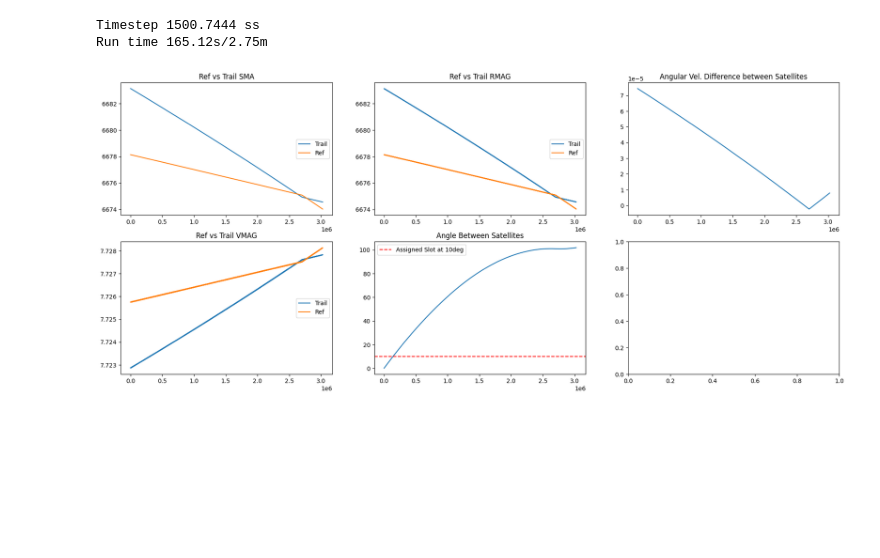
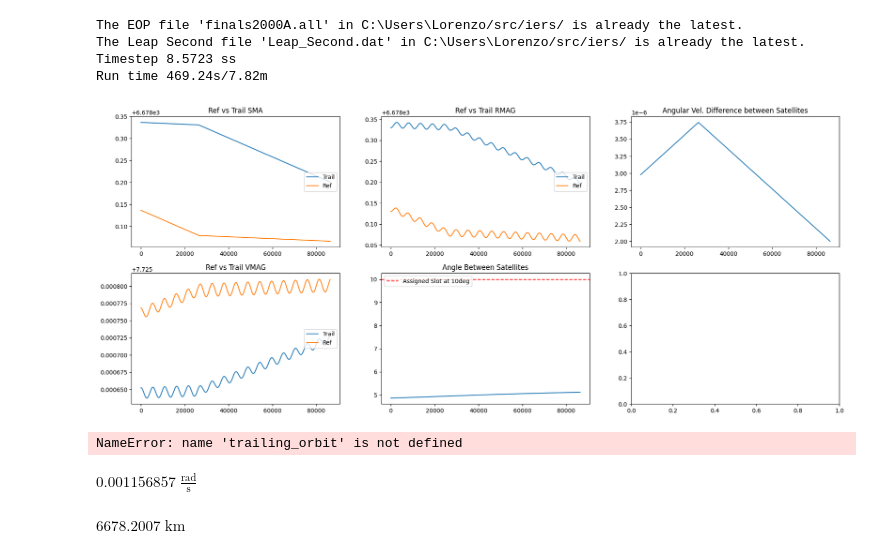
Before and after one commit to regalkuva/gmat_lorenzo, a Jupyter notebook: my_scripts/differential_drag/foster_dd.ipynb, the cells around one changed output. Saved outputs shown, nothing was run; the diff lists cells and outputs as text; code cells hidden in the pictures; blank space fills up the shorter version.

```diff
--- a/my_scripts/differential_drag/foster_dd.ipynb
+++ b/my_scripts/differential_drag/foster_dd.ipynb
@@ -51,19 +51,19 @@ reference_orbit = Orbit.from_classical(
     )
 trailing_orbit = Orbit.from_classical(
     Earth,
-    a+(5<<u.km),
+    a+(0.2<<u.km),
     ecc,
     inc,
     raan,
-    nu+(0<<u.deg),
+    nu+(-5<<u.deg),
     argp,
     epoch
     )
 
 # Prop
 start_date_ts = datetime.timestamp(start_date)
-stop_date_ts = datetime.timestamp(start_date + timedelta(hours = 24*7*5))
-sample_num = 9*1*16*7*2
+stop_date_ts = datetime.timestamp(start_date + timedelta(hours = 24))
+sample_num = 9*1*16*7*10
 timestamps = np.linspace(start_date_ts, stop_date_ts, sample_num)
 time_step = (timestamps[1]-timestamps[0]) << u.s
 refsmalist = []
@@ -94,12 +94,12 @@ fig, ax = plt.subplots(2, 3, figsize=(22,9), squeeze=False)
 
 for timestamp in range(len(timestamps)):
     secs += time_step.value
-    if timestamp < 1800:
+    if timestamp < 3071:
+        reference_orbit = reference_orbit.propagate(time_step, method=CowellPropagator(rtol=1e-5, f=pertubations_coesa_high))
+        trailing_orbit = trailing_orbit.propagate(time_step, method=CowellPropagator(rtol=1e-5, f=pertubations_coesa_low))
+    elif timestamp >= 3071:
         reference_orbit = reference_orbit.propagate(time_step, method=CowellPropagator(rtol=1e-5, f=pertubations_coesa_low))
         trailing_orbit = trailing_orbit.propagate(time_step, method=CowellPropagator(rtol=1e-5, f=pertubations_coesa_high))
-    elif timestamp >= 1800:
-        reference_orbit = reference_orbit.propagate(time_step, method=CowellPropagator(rtol=1e-5, f=pertubations_coesa_high))
-        trailing_orbit = trailing_orbit.propagate(time_step, method=CowellPropagator(rtol=1e-5, f=pertubations_coesa_low))
     # else:
     #     reference_orbit = reference_orbit.propagate(time_step, method=CowellPropagator(rtol=1e-5, f=pertubations_coesa_low))
     #     trailing_orbit = trailing_orbit.propagate(time_step, method=CowellPropagator(rtol=1e-5, f=pertubations_coesa_low))
@@ -140,33 +140,47 @@ ax[0,1].legend(loc = 'center right')
 ax[0,1].set_title('Ref vs Trail RMAG')
 
 ax[1,0].plot(elapsedsecs,vmag_trail,label='Trail')
 ax[1,0].plot(elapsedsecs,vmag_ref, label='Ref')
 ax[1,0].legend(loc = 'center right')
 ax[1,0].set_title('Ref vs Trail VMAG')
 
 # z = np.polyfit(elapsedsecs, angle_list, 1)
 # p = np.poly1d(z)
 
 ax[1,1].plot(elapsedsecs,angle_list)
 # ax[1,1].plot(elapsedsecs,p(elapsedsecs))
 ax[1,1].axhline(assignment,linestyle='--',color='red',label = f'Assigned Slot at {assignment}deg')
 ax[1,1].legend(loc = 'upper left')
 ax[1,1].set_title('Angle Between Satellites')
 
 ax[0,2].plot(elapsedsecs,ang_vel_list)
 ax[0,2].set_title('Angular Vel. Difference between Satellites')
 
 # plt.show(block=True)
 
 tic = time.time()
 print(f'Timestep {time_step:.4f}s')
 print(f'Run time {tic-toc:.2f}s/{(tic-toc)/60:.2f}m')
 plt.show()
 
 # plt.plot(elapsedsecs,angle)
 # plt.figure(figsize=(22,12))
 # plt.show()
 # %% [output]
-Timestep 1500.7444 ss
-Run time 165.12s/2.75m
+The EOP file 'finals2000A.all' in C:\Users\Lorenzo/src/iers/ is already the latest.
+The Leap Second file 'Leap_Second.dat' in C:\Users\Lorenzo/src/iers/ is already the latest.
+Timestep 8.5723 ss
+Run time 469.24s/7.82m
-[figure, old version]
+[figure, new version]
+# %%
+trailing_orbit
+# %% [output]
+NameError: name 'trailing_orbit' is not defined
+# %%
+trailing_orbit.n
+# %% [output]
+$0.001156857 \; \mathrm{\frac{rad}{s}}$
+# %%
+trailing_orbit.a
+# %% [output]
+$6678.2007 \; \mathrm{km}$
```
Also changed, not shown: 5 other files.
